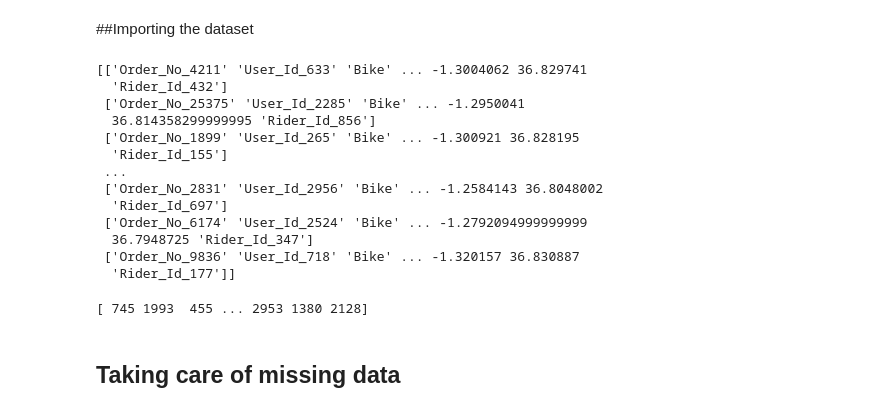
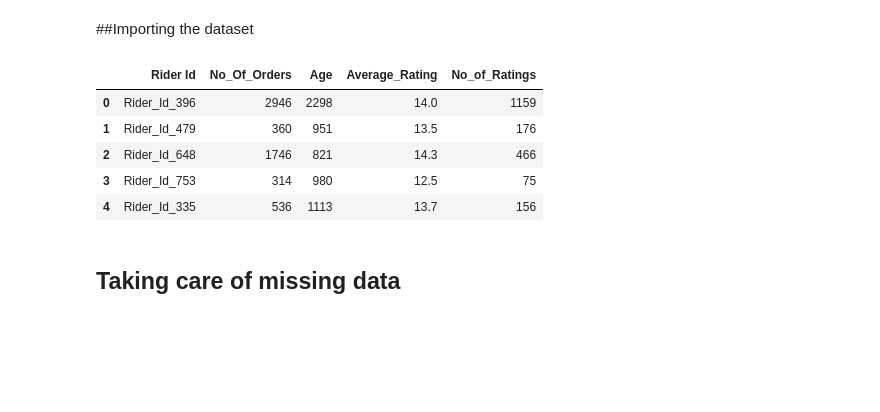
Before and after one commit to monicafar147/logistics-challenge, a Jupyter notebook: Zindi_challenge_ct_3.ipynb, the cells around one changed output. Saved outputs shown, nothing was run; the diff lists cells and outputs as text; code cells hidden in the pictures; blank space fills up the shorter version.

```diff
--- a/Zindi_challenge_ct_3.ipynb
+++ b/Zindi_challenge_ct_3.ipynb
@@ -27,20 +21,3 @@ y = dataset.iloc[:, -1].values
-# %%
-print(X)
-# %% [output]
-[['Order_No_4211' 'User_Id_633' 'Bike' ... -1.3004062 36.829741
-  'Rider_Id_432']
- ['Order_No_25375' 'User_Id_2285' 'Bike' ... -1.2950041
-  36.814358299999995 'Rider_Id_856']
- ['Order_No_1899' 'User_Id_265' 'Bike' ... -1.300921 36.828195
-  'Rider_Id_155']
- ...
- ['Order_No_2831' 'User_Id_2956' 'Bike' ... -1.2584143 36.8048002
-  'Rider_Id_697']
- ['Order_No_6174' 'User_Id_2524' 'Bike' ... -1.2792094999999999
-  36.7948725 'Rider_Id_347']
- ['Order_No_9836' 'User_Id_718' 'Bike' ... -1.320157 36.830887
-  'Rider_Id_177']]
-# %%
-print(y)
-# %% [output]
-[ 745 1993  455 ... 2953 1380 2128]
+# %%
+dataset = pd.read_csv('Train.csv')
+riders = pd.read_csv('Riders.csv')
@@ -47,3 +26,12 @@ print(y)
+# %%
+riders.head()
+# %% [output]
+|  | Rider Id | No_Of_Orders | Age | Average_Rating | No_of_Ratings |
+| 0 | Rider_Id_396 | 2946 | 2298 | 14.0 | 1159 |
+| 1 | Rider_Id_479 | 360 | 951 | 13.5 | 176 |
+| 2 | Rider_Id_648 | 1746 | 821 | 14.3 | 466 |
+| 3 | Rider_Id_753 | 314 | 980 | 12.5 | 75 |
+| 4 | Rider_Id_335 | 536 | 1113 | 13.7 | 156 |
 # %% [markdown]
 ## Taking care of missing data
 # %% [markdown]
```
Also changed, not shown: parts of 7 cells of this notebook.
